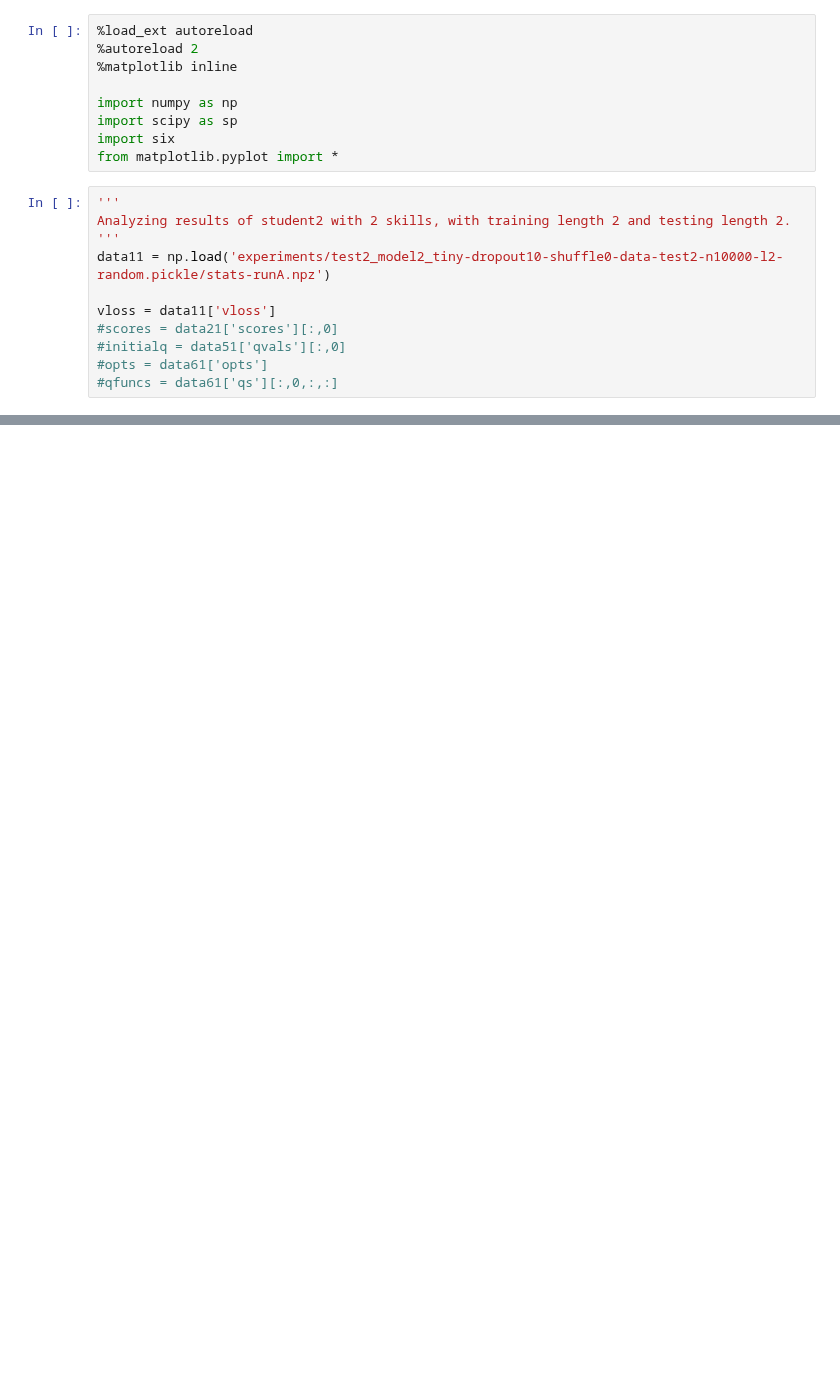
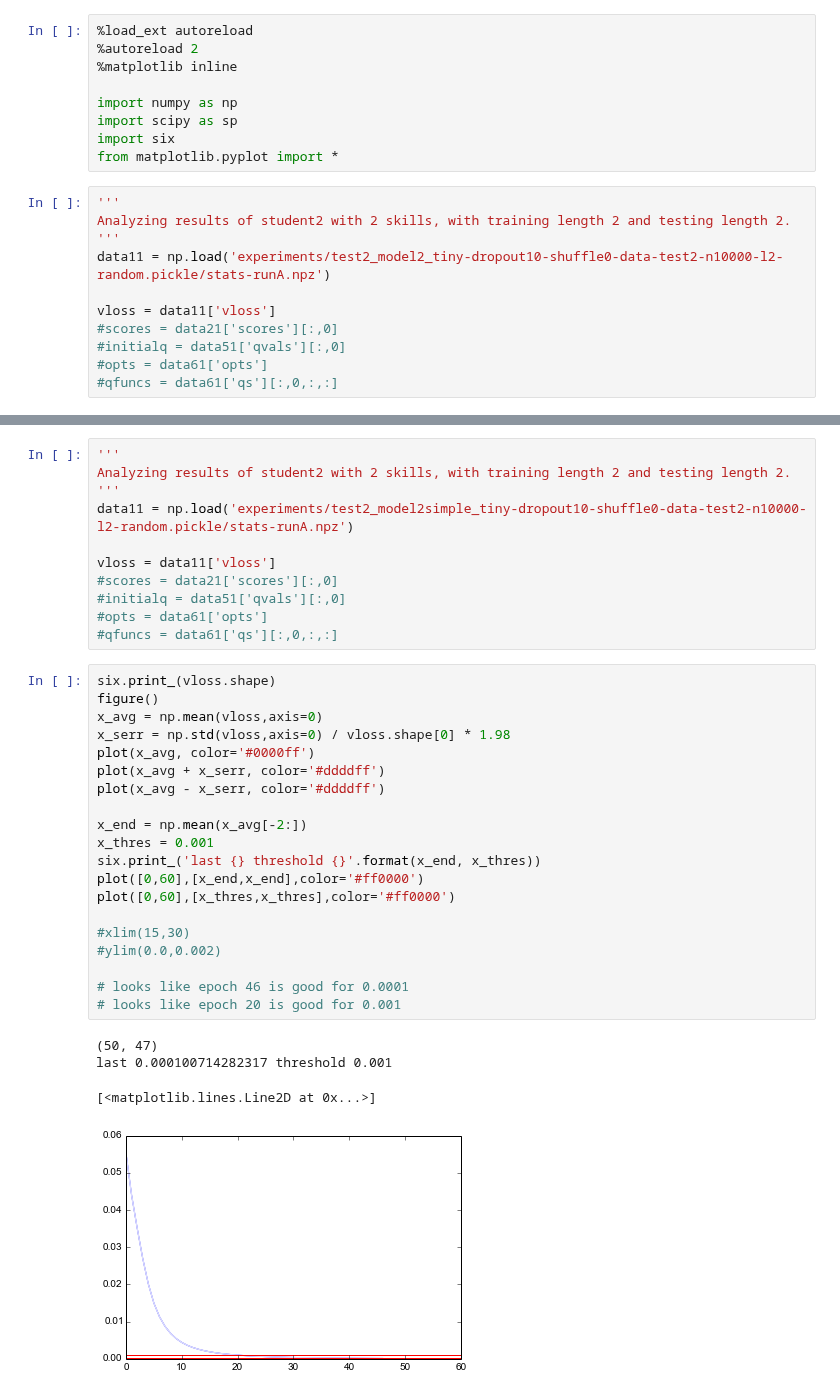
Before and after one commit to lisa-1010/smart-tutor, a Jupyter notebook: code/student2w2skills.ipynb, the cells around one changed output, grey strips where cells are left out. Cells and saved outputs as stored; diff of their text form; blank space fills up the shorter version.

Commit message:
tried out some simple architectures

```diff
--- a/code/student2w2skills.ipynb
+++ b/code/student2w2skills.ipynb
@@ -44,0 +46,36 @@ last 0.0138195903888 threshold 0.01389
+# %%
+'''
+Analyzing results of student2 with 2 skills, with training length 2 and testing length 2.
+'''
+data11 = np.load('experiments/test2_model2simple_tiny-dropout10-shuffle0-data-test2-n10000-l2-random.pickle/stats-runA.npz')
+
+vloss = data11['vloss']
+#scores = data21['scores'][:,0]
+#initialq = data51['qvals'][:,0]
+#opts = data61['opts']
+#qfuncs = data61['qs'][:,0,:,:]
+# %%
+six.print_(vloss.shape)
+figure()
+x_avg = np.mean(vloss,axis=0)
+x_serr = np.std(vloss,axis=0) / vloss.shape[0] * 1.98
+plot(x_avg, color='#0000ff')
+plot(x_avg + x_serr, color='#ddddff')
+plot(x_avg - x_serr, color='#ddddff')
+
+x_end = np.mean(x_avg[-2:])
+x_thres = 0.001
+six.print_('last {} threshold {}'.format(x_end, x_thres))
+plot([0,60],[x_end,x_end],color='#ff0000')
+plot([0,60],[x_thres,x_thres],color='#ff0000')
+
+#xlim(15,30)
+#ylim(0.0,0.002)
+
+# looks like epoch 46 is good for 0.0001
+# looks like epoch 20 is good for 0.001
+# %% [output]
+(50, 47)
+last 0.000100714282317 threshold 0.001
+[<matplotlib.lines.Line2D at 0x...>]
+[figure, added]
```
Also changed, not shown: parts of 12 cells of this notebook, 2 other files.
